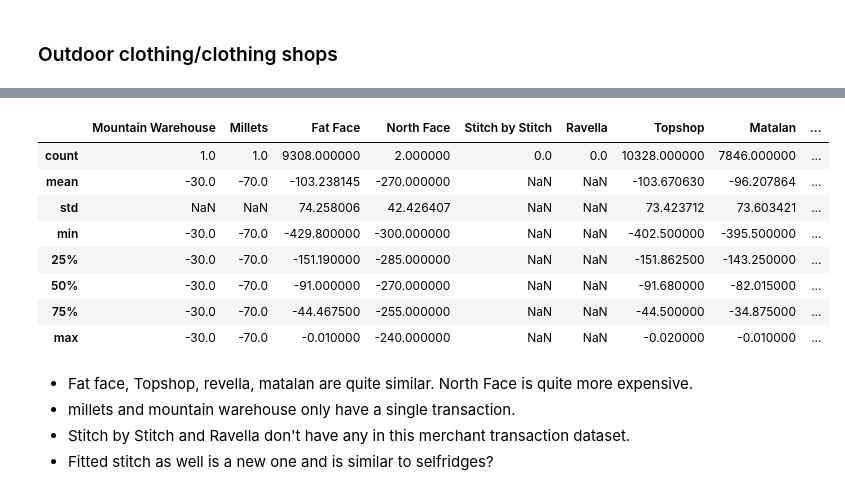
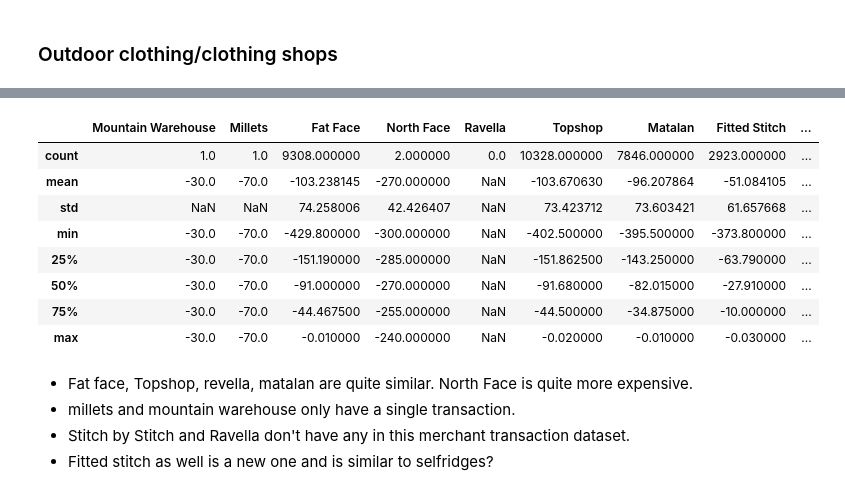
Before and after one commit to UoB-DSMP-2023-24/dsmp-2024-group-38, a Jupyter notebook: Dataset2_DJ_MerchantCategorisationVerification.ipynb, the cells around one changed output, grey strips where cells are left out. Cells and saved outputs as stored; diff of their text form; code cells hidden in the pictures.

```diff
--- a/Dataset2_DJ_MerchantCategorisationVerification.ipynb
+++ b/Dataset2_DJ_MerchantCategorisationVerification.ipynb
@@ -364,40 +493,38 @@ plt.show()
 # %%
 
 mountain_warehouse = merchant_transactions[merchant_transactions['Third Party Name'] == 'Mountain Warehouse']
 millets = merchant_transactions[merchant_transactions['Third Party Name'] == 'Millets']
 fat_face = merchant_transactions[merchant_transactions['Third Party Name'] == 'Fat Face']
 north_face = merchant_transactions[merchant_transactions['Third Party Name'] == 'North Face']
-stitch_by_stitch = merchant_transactions[merchant_transactions['Third Party Name'] == 'Stitch by Stitch']
 ravella = merchant_transactions[merchant_transactions['Third Party Name'] == 'Ravella']
 topshop = merchant_transactions[merchant_transactions['Third Party Name'] == 'Topshop']
 fitted_stitch = merchant_transactions[merchant_transactions['Third Party Name'] == 'Fitted Stitch']
 selfridges = merchant_transactions[merchant_transactions['Third Party Name'] == 'Selfridges']
 revella = merchant_transactions[merchant_transactions['Third Party Name'] == 'Revella']
 # concatenate describe() dataframes for all clothing stores including Matalan
 clothing_stores = pd.concat([mountain_warehouse['Amount'].describe(),
                             millets['Amount'].describe(),
                             fat_face['Amount'].describe(),
                             north_face['Amount'].describe(),
-                            stitch_by_stitch['Amount'].describe(),
                             ravella['Amount'].describe(),
                             topshop['Amount'].describe(),
                             matalan['Amount'].describe(),
                             fitted_stitch['Amount'].describe(),
                             selfridges['Amount'].describe(),
                             revella['Amount'].describe()], axis=1)
-col_names = ['Mountain Warehouse', 'Millets', 'Fat Face', 'North Face', 'Stitch by Stitch', 'Ravella', 'Topshop', 'Matalan','Fitted Stitch','Selfridges','Revella']
+col_names = ['Mountain Warehouse', 'Millets', 'Fat Face', 'North Face',  'Ravella', 'Topshop', 'Matalan','Fitted Stitch','Selfridges','Revella']
 clothing_stores.columns = col_names
 clothing_stores
 # %% [output]
-|  | Mountain Warehouse | Millets | Fat Face | North Face | Stitch by Stitch | Ravella | Topshop | Matalan | ... |
-| count | 1.0 | 1.0 | 9308.000000 | 2.000000 | 0.0 | 0.0 | 10328.000000 | 7846.000000 | ... |
-| mean | -30.0 | -70.0 | -103.238145 | -270.000000 | NaN | NaN | -103.670630 | -96.207864 | ... |
-| std | NaN | NaN | 74.258006 | 42.426407 | NaN | NaN | 73.423712 | 73.603421 | ... |
-| min | -30.0 | -70.0 | -429.800000 | -300.000000 | NaN | NaN | -402.500000 | -395.500000 | ... |
-| 25% | -30.0 | -70.0 | -151.190000 | -285.000000 | NaN | NaN | -151.862500 | -143.250000 | ... |
-| 50% | -30.0 | -70.0 | -91.000000 | -270.000000 | NaN | NaN | -91.680000 | -82.015000 | ... |
-| 75% | -30.0 | -70.0 | -44.467500 | -255.000000 | NaN | NaN | -44.500000 | -34.875000 | ... |
-| max | -30.0 | -70.0 | -0.010000 | -240.000000 | NaN | NaN | -0.020000 | -0.010000 | ... |
+|  | Mountain Warehouse | Millets | Fat Face | North Face | Ravella | Topshop | Matalan | Fitted Stitch | ... |
+| count | 1.0 | 1.0 | 9308.000000 | 2.000000 | 0.0 | 10328.000000 | 7846.000000 | 2923.000000 | ... |
+| mean | -30.0 | -70.0 | -103.238145 | -270.000000 | NaN | -103.670630 | -96.207864 | -51.084105 | ... |
+| std | NaN | NaN | 74.258006 | 42.426407 | NaN | 73.423712 | 73.603421 | 61.657668 | ... |
+| min | -30.0 | -70.0 | -429.800000 | -300.000000 | NaN | -402.500000 | -395.500000 | -373.800000 | ... |
+| 25% | -30.0 | -70.0 | -151.190000 | -285.000000 | NaN | -151.862500 | -143.250000 | -63.790000 | ... |
+| 50% | -30.0 | -70.0 | -91.000000 | -270.000000 | NaN | -91.680000 | -82.015000 | -27.910000 | ... |
+| 75% | -30.0 | -70.0 | -44.467500 | -255.000000 | NaN | -44.500000 | -34.875000 | -10.000000 | ... |
+| max | -30.0 | -70.0 | -0.010000 | -240.000000 | NaN | -0.020000 | -0.010000 | -0.030000 | ... |
 # %% [markdown]
 - Fat face, Topshop, revella, matalan are quite similar. North Face is quite more expensive.
 - millets and mountain warehouse only have a single transaction.
```
Also changed, not shown: parts of 17 cells of this notebook.
